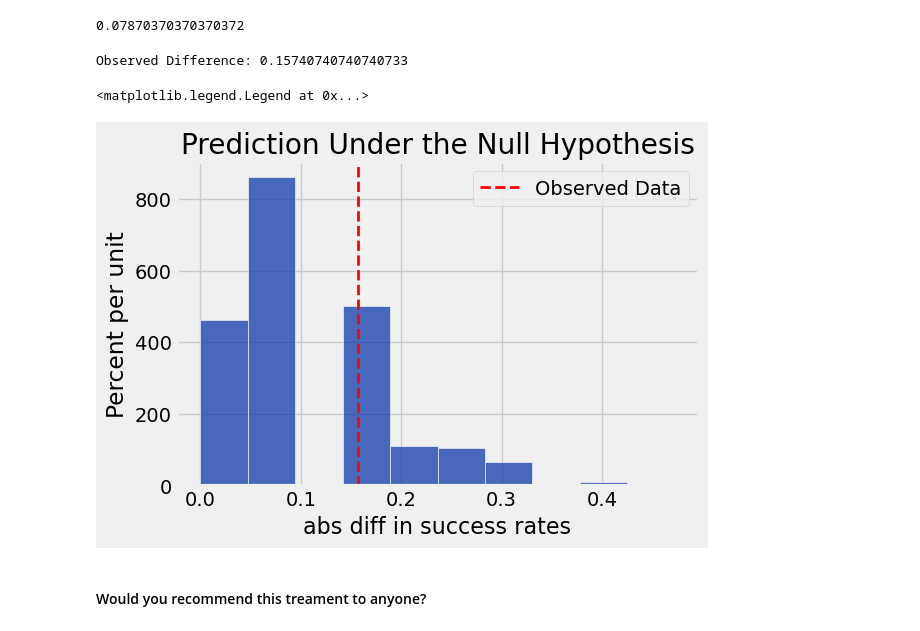
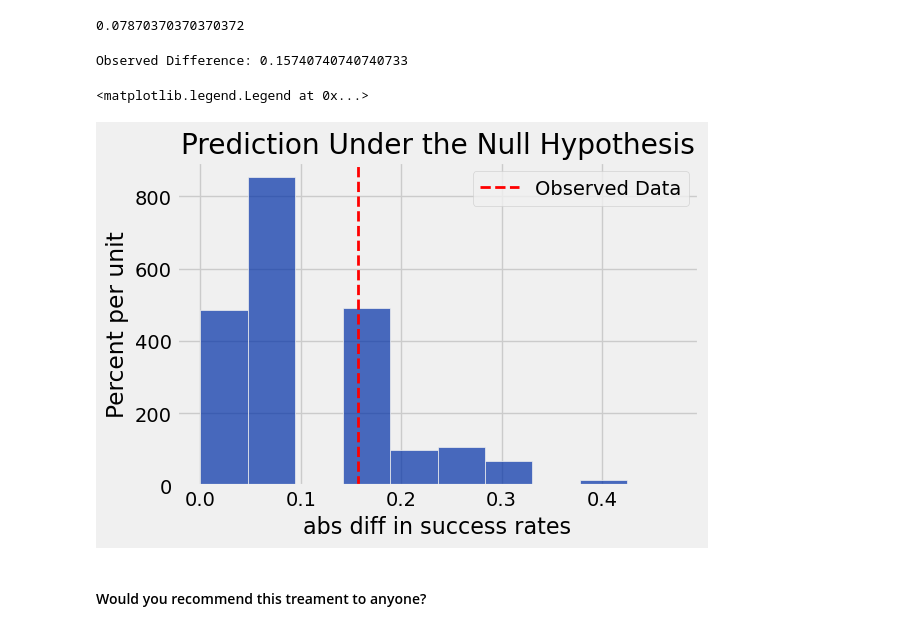
Before and after one commit to SRJC-Data-Science/materials-sp22, a Jupyter notebook: SRJC/lecture_note/lecture_20_21/hypothesis_testing-part-2-pw.ipynb, the cells around one changed output. Drawn from its saved outputs; the diff is of its cells as text; code cells hidden in the pictures.

```diff
--- a/SRJC/lecture_note/lecture_20_21/hypothesis_testing-part-2-pw.ipynb
+++ b/SRJC/lecture_note/lecture_20_21/hypothesis_testing-part-2-pw.ipynb
@@ -286,7 +271,7 @@ coke_avg
 | Placebo | 0.740741 |
 # %%
 # how far/close of the success rate between the control and treatment groups
-observed_distance = abs(coke_avg.column('Result average').item(0) - coke_avg.column('Result average').item(1))
+observed_distance = abs(coke_avg.column('Result average').item(1) - coke_avg.column('Result average').item(0))
 observed_distance
 # %% [output]
 0.15740740740740733
@@ -316,23 +301,23 @@ one_simulated_distance(coke, "Group", "Result")
 # %%
 # repeat the simulation many times
 simulated_distances = make_array()
 
-repeats = 5000
+repeats = 10000
 for i in np.arange(repeats):
     new_distance = one_simulated_distance(coke, "Group", "Result")
     simulated_distances = np.append(simulated_distances, new_distance)
 
 Table().with_column('abs diff in success rates', simulated_distances).hist()
 
 print('Observed Difference:', observed_distance)
 plots.title('Prediction Under the Null Hypothesis');
 #plots.scatter(observed_difference, 0.005, color='red', s=100)
 plots.axvline(observed_distance, color='red', linestyle='--', linewidth=2, label='Observed Data')
 plots.legend()
 # %% [output]
 Observed Difference: 0.15740740740740733
 <matplotlib.legend.Legend at 0x...>
-[figure, old version]
+[figure, new version]
 # %% [markdown]
 #### Would you recommend this treament to anyone?
 # %% [markdown]
```
Also changed, not shown: parts of 9 cells of this notebook.
